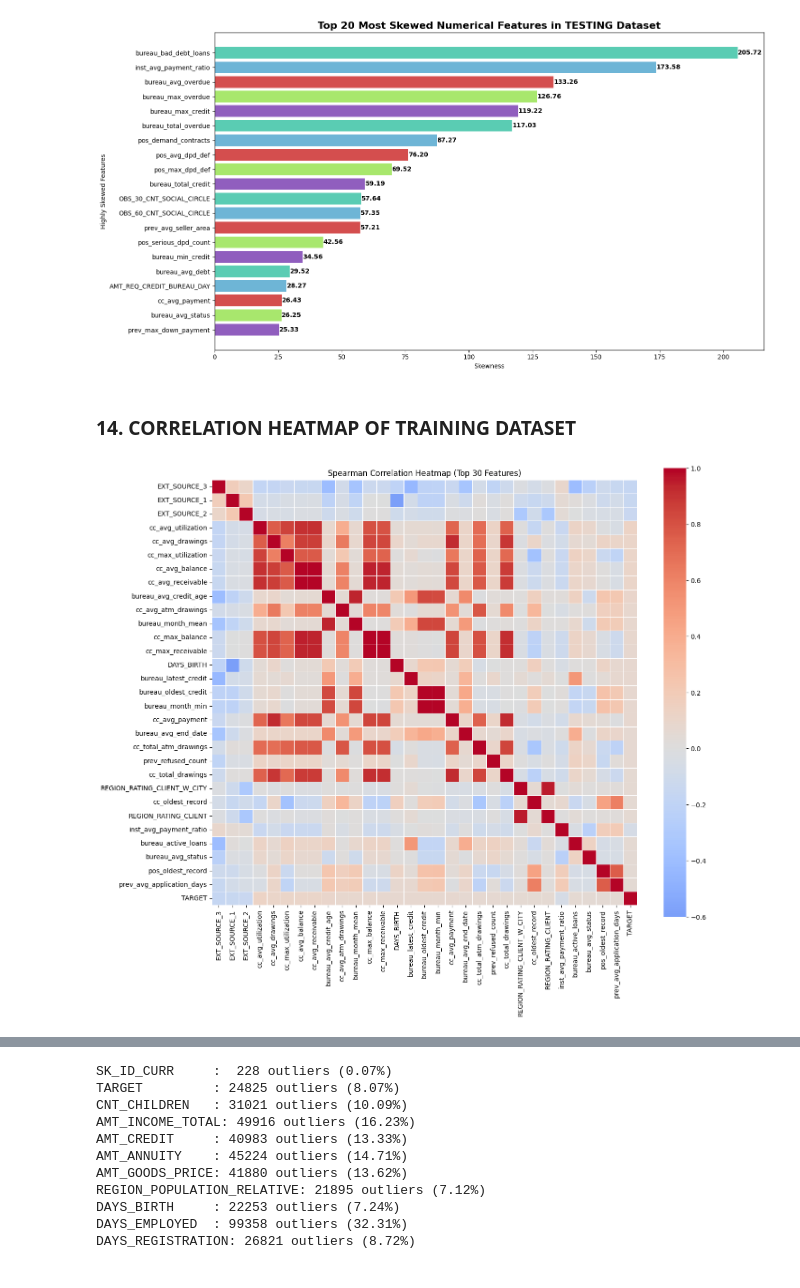
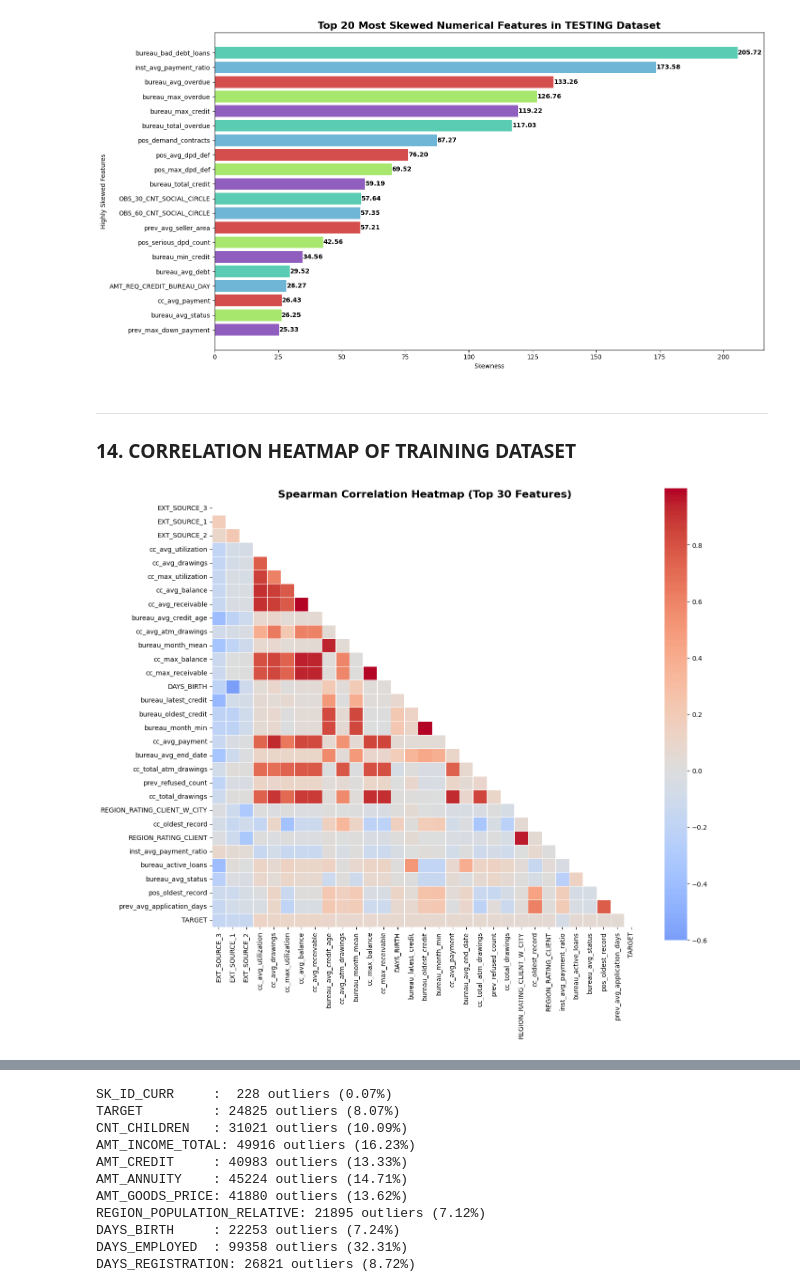
Before and after one commit to Yuvaraj-Dey-2006/House-Credit-Prediction, a Jupyter notebook: EDA/home-credit-EDA.ipynb, the cells around one changed output, grey strips where cells are left out. Drawn from its saved outputs; the diff is of its cells as text; code cells hidden in the pictures.

```diff
--- a/EDA/home-credit-EDA.ipynb
+++ b/EDA/home-credit-EDA.ipynb
@@ -407,36 +415,41 @@ skew_visualisation(test_df, 'TESTING', 20)
 [figure]
 [figure]
 # %% [markdown]
+---
 ### **14. CORRELATION HEATMAP OF TRAINING DATASET**
 # %%
 numeric_cols = train_df.select_dtypes(include="number").drop(columns="TARGET").columns
 
 corr_target = (
     train_df[numeric_cols]
     .corrwith(train_df["TARGET"], method="spearman")
     .sort_values(key=abs, ascending=False)
 )
 top_corr_features = corr_target.head(30).index.to_list()
 
 # Include TARGET in the heatmap
 heatmap_cols = top_corr_features + ["TARGET"]
 
 
 
 corr_matrix = train_df[heatmap_cols].corr(method="spearman")
 
 plt.figure(figsize=(14, 12))
 
+# Mask the upper triangle
+mask = np.triu(np.ones_like(corr_matrix, dtype=bool))
+
 sns.heatmap(
     corr_matrix,
+    mask=mask,
     cmap="coolwarm",
     center=0,
     square=True,
     annot=False,
     linewidths=0.5
 )
 
-plt.title("Spearman Correlation Heatmap (Top 30 Features)")
+plt.title("Spearman Correlation Heatmap (Top 30 Features)", fontweight='bold', fontsize=16)
 plt.tight_layout()
 # %% [output]
-[figure, old version]
+[figure, new version]
```
Also changed, not shown: parts of 18 cells of this notebook.
